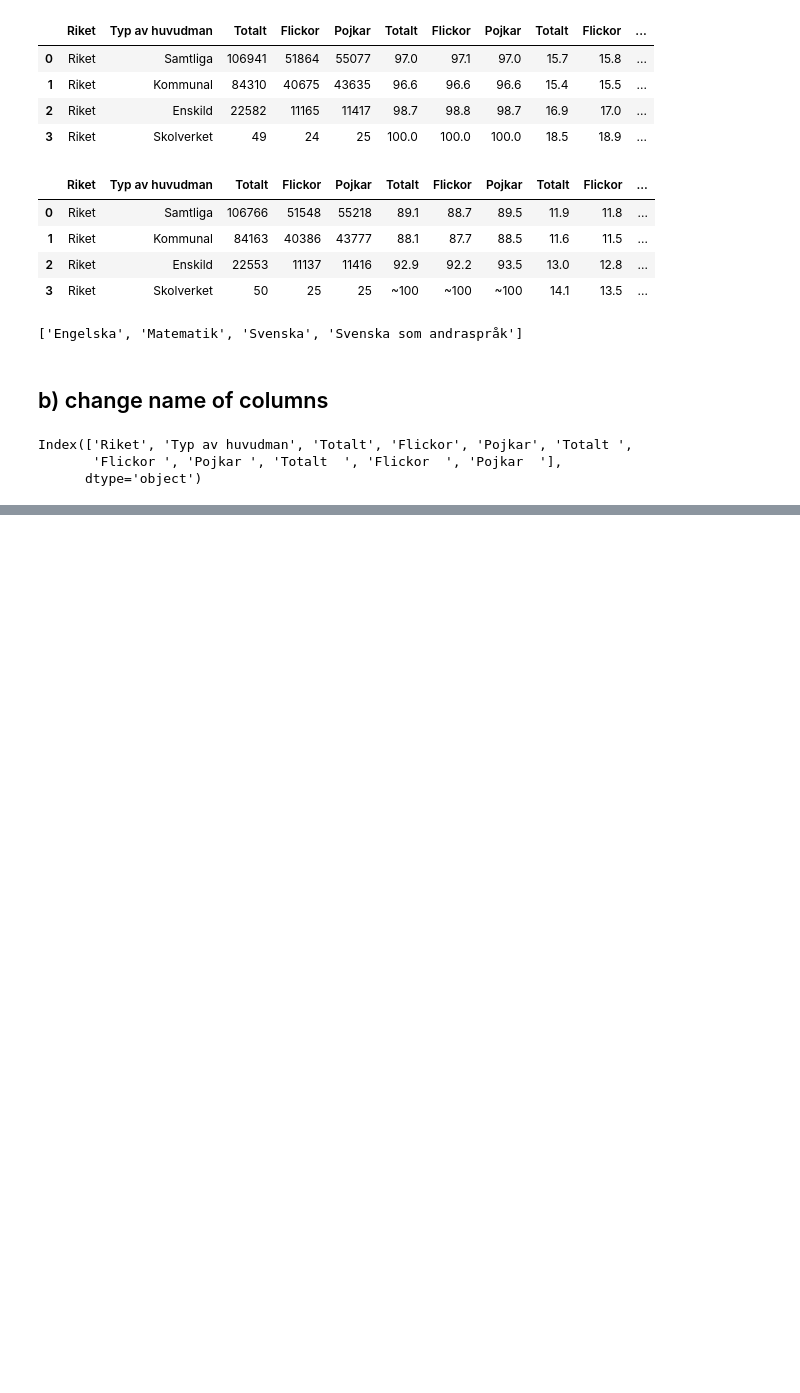
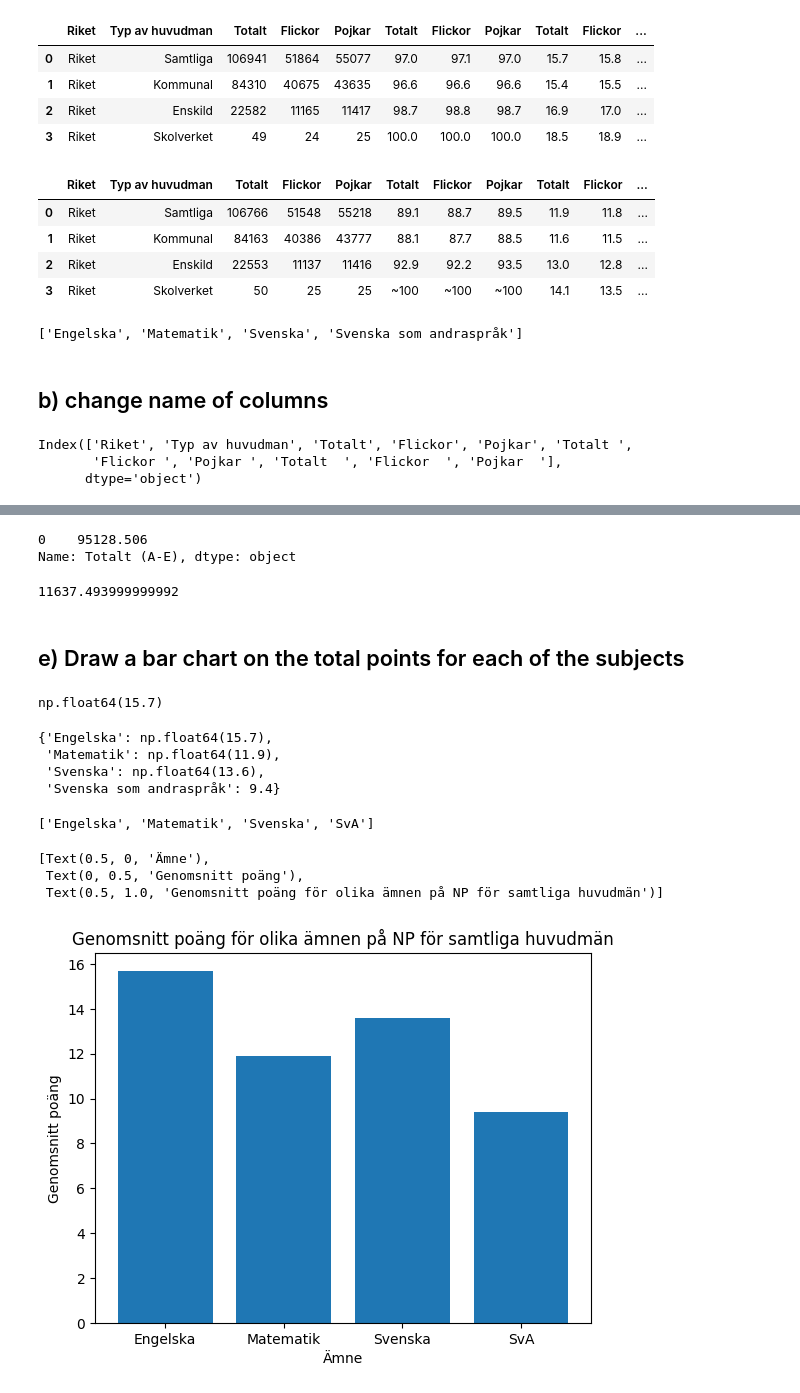
Before and after one commit to katryl-yh/data-platforms-katrin-rylander-de24, a Jupyter notebook: exercises/exercise_1_kg/excercie_1_kg.ipynb, the cells around one changed output, grey strips where cells are left out. Drawn from its saved outputs; the diff is of its cells as text; code cells hidden in the pictures; blank space fills up the shorter version.

```diff
--- a/exercises/exercise_1_kg/excercie_1_kg.ipynb
+++ b/exercises/exercise_1_kg/excercie_1_kg.ipynb
@@ -86,0 +78,11 @@ Index(['Riket', 'Typ av huvudman', 'Totalt (A-F)', 'Flickor (A-F)',
+# %%
+from copy import deepcopy
+# to make the for loop idempotent, I make a new, clean version of the dictionary
+df_dict_cleaned = deepcopy(df_dict) # deepcopy gives a new address in memory!
+
+for subject in subjects:
+    new_columns = df_dict_cleaned[subject].columns.str.strip() + np.array(postfixes)
+    df_dict_cleaned[subject].columns = new_columns
+    df_dict_cleaned[subject].rename(
+        {"Riket" : "Plats", "Typ av huvudman" : "Huvudman"},inplace=True, axis=1
+        )
@@ -86,0 +147,56 @@ Index(['Riket', 'Typ av huvudman', 'Totalt (A-F)', 'Flickor (A-F)',
+# %%
+# another way is to use pandas
+
+students_passed = df_math.query("Huvudman == 'Samtliga'")["Totalt (A-E)"]*.01*total_students
+
+students_passed
+# %% [output]
+0    95128.506
+Name: Totalt (A-E), dtype: object
+# %%
+students_failed = total_students - students_passed
+students_failed[0]
+# %% [output]
+11637.493999999992
+# %% [markdown]
+## e) Draw a bar chart on the total points for each of the subjects
+# %%
+total_points = {}
+
+# {
+# Engelska : ..., Matte: ... , Svenska: ..., SVA: ...}
+# }
+
+# matplotlib bar plot, x = keys, height = points
+
+df_dict_cleaned["Engelska"].query("Huvudman == 'Samtliga'")["Totalt (poäng)"][0]
+# %% [output]
+np.float64(15.7)
+# %%
+for subject in subjects:
+    total_points[subject]= df_dict_cleaned[subject].query("Huvudman == 'Samtliga'")["Totalt (poäng)"][0]
+
+total_points
+# %% [output]
+{'Engelska': np.float64(15.7),
+ 'Matematik': np.float64(11.9),
+ 'Svenska': np.float64(13.6),
+ 'Svenska som andraspråk': 9.4}
+# %%
+import matplotlib.pyplot as plt
+
+fig, ax = plt.subplots(1)
+ax.bar(x = total_points.keys(), height=total_points.values())
+
+subjects[-1]="SvA"
+print(subjects)
+
+ax.set_xticks(labels=subjects, ticks=range(len(subjects)))
+ax.set(xlabel="Ämne", ylabel="Genomsnitt poäng",
+       title="Genomsnitt poäng för olika ämnen på NP för samtliga huvudmän")
+# %% [output]
+['Engelska', 'Matematik', 'Svenska', 'SvA']
+[Text(0.5, 0, 'Ämne'),
+ Text(0, 0.5, 'Genomsnitt poäng'),
+ Text(0.5, 1.0, 'Genomsnitt poäng för olika ämnen på NP för samtliga huvudmän')]
+[figure, added]
```
Also changed, not shown: parts of 8 cells of this notebook.
